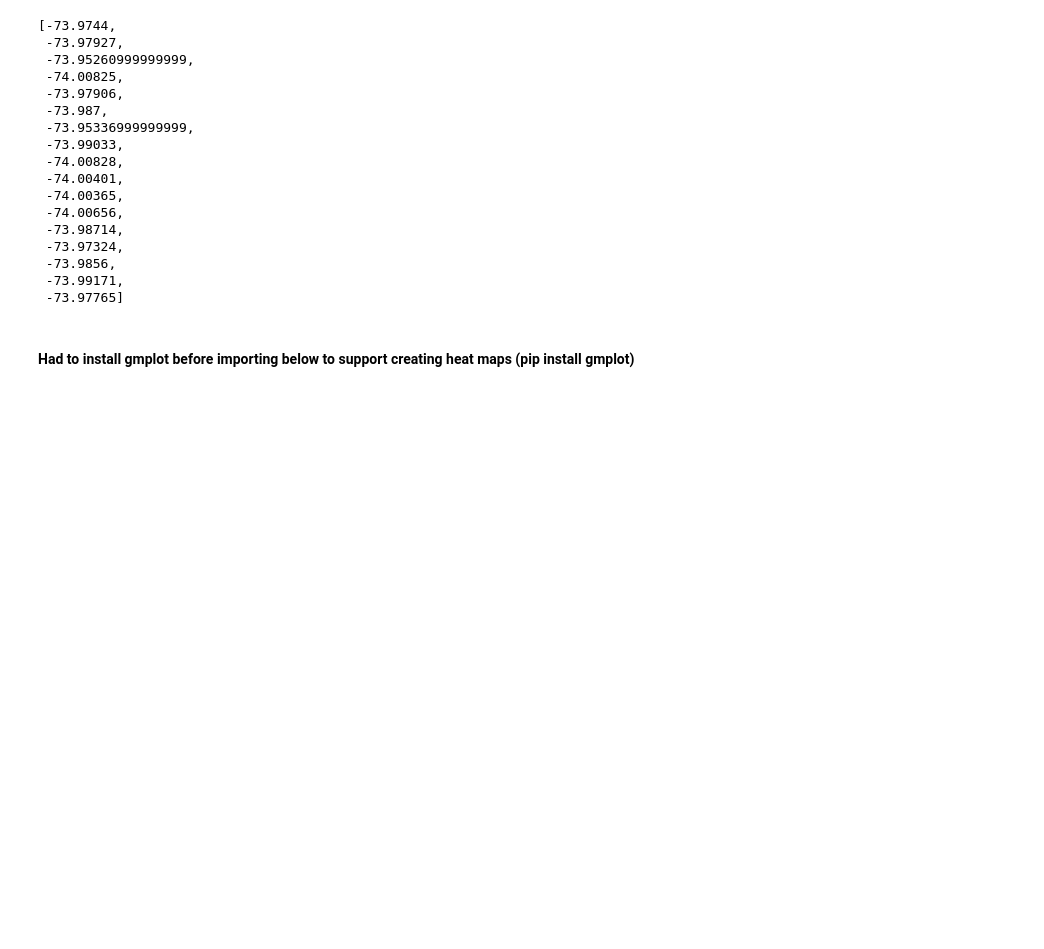
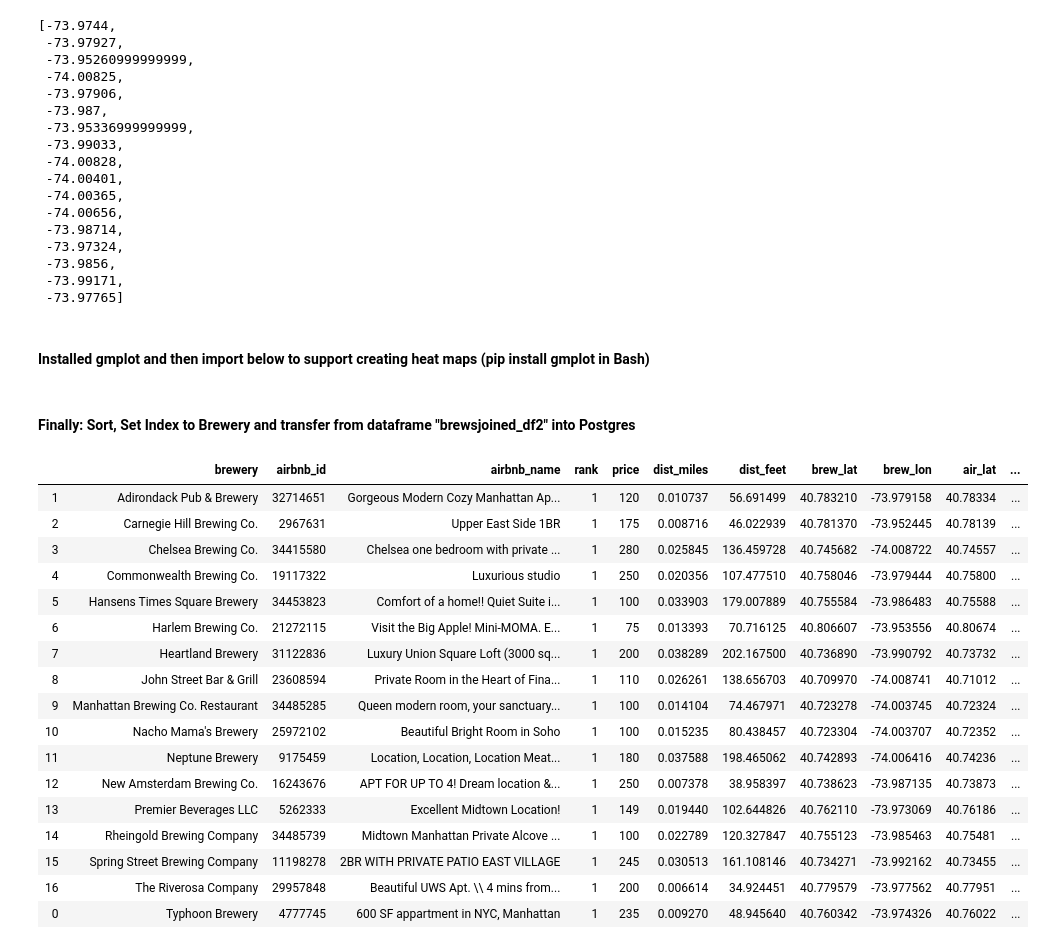
Before and after one commit to Kenneth-Edwards/ETL-Project_Brewery-Tour, a Jupyter notebook: ETL_PROJECT_Jupyter_geocoding.ipynb, the cells around one changed output. Saved outputs shown, nothing was run; the diff lists cells and outputs as text; code cells hidden in the pictures; blank space fills up the shorter version.

```diff
--- a/ETL_PROJECT_Jupyter_geocoding.ipynb
+++ b/ETL_PROJECT_Jupyter_geocoding.ipynb
@@ -908,7 +908,7 @@ air_lon_list
  -73.99171,
  -73.97765]
 # %% [markdown]
-#### Had to install gmplot before importing below to support creating heat maps (pip install gmplot)
+#### Installed gmplot and then import below to support creating heat maps (pip install gmplot in Bash)
 # %%
 import gmplot
 # %%
@@ -935,3 +935,27 @@ airbnb_map = gmplot.GoogleMapPlotter(40.7127837, -74.0059413, 12)
 airbnb_map.heatmap( air_latitude_list, air_longitude_list )
 
 airbnb_map.draw( "C:\\Users\\Owner\\GitHub\\ETL-project\\airbnb_map.html" )
+# %% [markdown]
+#### Finally: Sort, Set Index to Brewery and transfer from dataframe "brewsjoined_df2" into Postgres
+# %%
+brewsjoined_df3 = brewsjoined_df2.sort_values(by= 'brewery')
+brewsjoined_df3
+# %% [output]
+|  | brewery | airbnb_id | airbnb_name | rank | price | dist_miles | dist_feet | brew_lat | brew_lon | air_lat | ... |
+| 1 | Adirondack Pub & Brewery | 32714651 | Gorgeous Modern Cozy Manhattan Ap... | 1 | 120 | 0.010737 | 56.691499 | 40.783210 | -73.979158 | 40.78334 | ... |
+| 2 | Carnegie Hill Brewing Co. | 2967631 | Upper East Side 1BR | 1 | 175 | 0.008716 | 46.022939 | 40.781370 | -73.952445 | 40.78139 | ... |
+| 3 | Chelsea Brewing Co. | 34415580 | Chelsea one bedroom with private ... | 1 | 280 | 0.025845 | 136.459728 | 40.745682 | -74.008722 | 40.74557 | ... |
+| 4 | Commonwealth Brewing Co. | 19117322 | Luxurious studio | 1 | 250 | 0.020356 | 107.477510 | 40.758046 | -73.979444 | 40.75800 | ... |
+| 5 | Hansens Times Square Brewery | 34453823 | Comfort of a home!! Quiet Suite i... | 1 | 100 | 0.033903 | 179.007889 | 40.755584 | -73.986483 | 40.75588 | ... |
+| 6 | Harlem Brewing Co. | 21272115 | Visit the Big Apple! Mini-MOMA. E... | 1 | 75 | 0.013393 | 70.716125 | 40.806607 | -73.953556 | 40.80674 | ... |
+| 7 | Heartland Brewery | 31122836 | Luxury Union Square Loft (3000 sq... | 1 | 200 | 0.038289 | 202.167500 | 40.736890 | -73.990792 | 40.73732 | ... |
+| 8 | John Street Bar & Grill | 23608594 | Private Room in the Heart of Fina... | 1 | 110 | 0.026261 | 138.656703 | 40.709970 | -74.008741 | 40.71012 | ... |
+| 9 | Manhattan Brewing Co. Restaurant | 34485285 | Queen modern room, your sanctuary... | 1 | 100 | 0.014104 | 74.467971 | 40.723278 | -74.003745 | 40.72324 | ... |
+| 10 | Nacho Mama's Brewery | 25972102 | Beautiful Bright Room in Soho | 1 | 100 | 0.015235 | 80.438457 | 40.723304 | -74.003707 | 40.72352 | ... |
+| 11 | Neptune Brewery | 9175459 | Location, Location, Location Meat... | 1 | 180 | 0.037588 | 198.465062 | 40.742893 | -74.006416 | 40.74236 | ... |
+| 12 | New Amsterdam Brewing Co. | 16243676 | APT FOR UP TO 4! Dream location &... | 1 | 250 | 0.007378 | 38.958397 | 40.738623 | -73.987135 | 40.73873 | ... |
+| 13 | Premier Beverages LLC | 5262333 | Excellent Midtown Location! | 1 | 149 | 0.019440 | 102.644826 | 40.762110 | -73.973069 | 40.76186 | ... |
+| 14 | Rheingold Brewing Company | 34485739 | Midtown Manhattan Private Alcove ... | 1 | 100 | 0.022789 | 120.327847 | 40.755123 | -73.985463 | 40.75481 | ... |
+| 15 | Spring Street Brewing Company | 11198278 | 2BR WITH PRIVATE PATIO EAST VILLAGE | 1 | 245 | 0.030513 | 161.108146 | 40.734271 | -73.992162 | 40.73455 | ... |
+| 16 | The Riverosa Company | 29957848 | Beautiful UWS Apt. \\ 4 mins from... | 1 | 200 | 0.006614 | 34.924451 | 40.779579 | -73.977562 | 40.77951 | ... |
+| 0 | Typhoon Brewery | 4777745 | 600 SF appartment in NYC, Manhattan | 1 | 235 | 0.009270 | 48.945640 | 40.760342 | -73.974326 | 40.76022 | ... |
```
Also changed, not shown: parts of 4 cells of this notebook, 1 other file.
